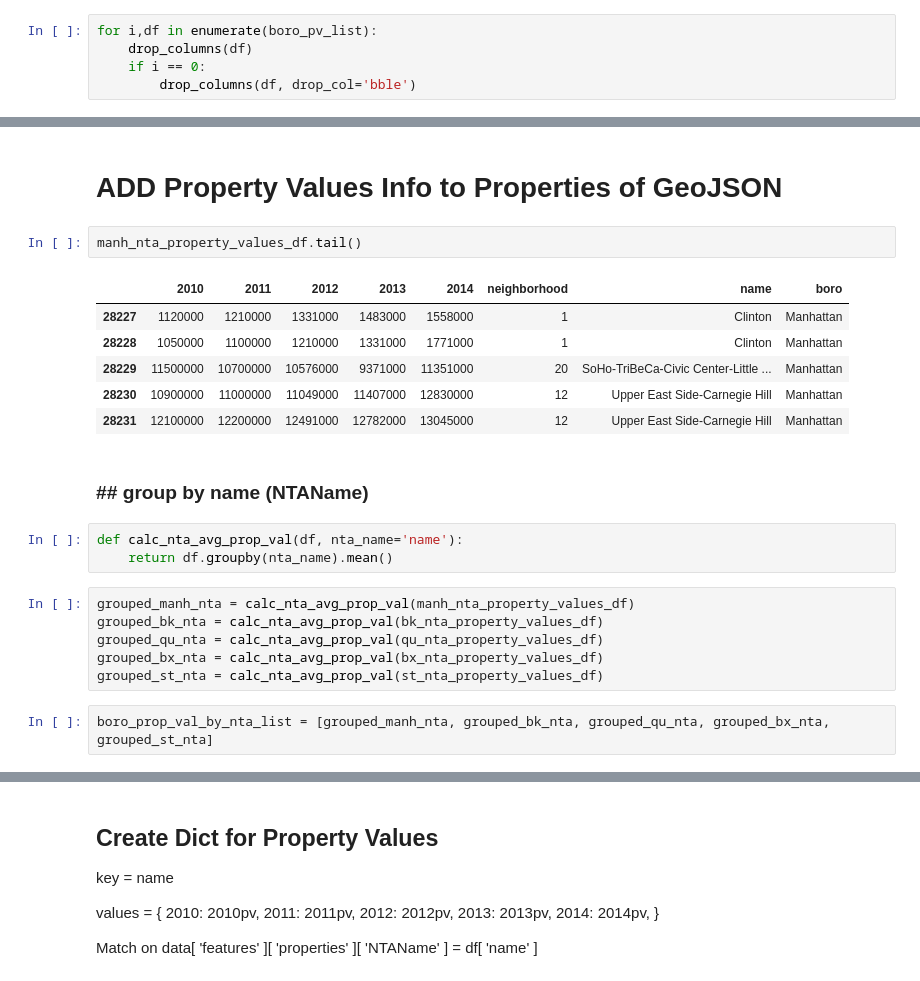
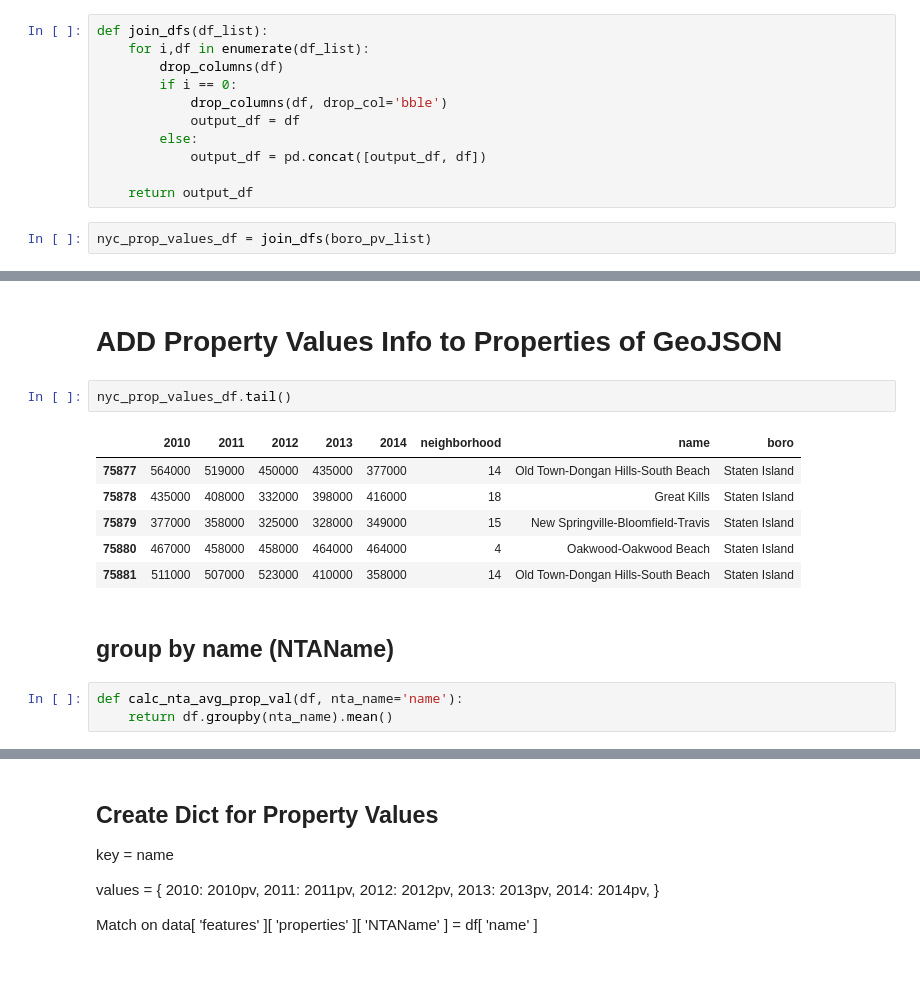
Before and after one commit to JessicaFreaner/Gentrification, a Jupyter notebook: NYC_property_values.ipynb, the cells around one changed output, grey strips where cells are left out. Drawn from its saved outputs; the diff is of its cells as text.

Commit message:
Add property values to JSON

```diff
--- a/NYC_property_values.ipynb
+++ b/NYC_property_values.ipynb
@@ -77,9 +77,17 @@ boro_pv_list = [manh_nta_property_values_df,
 def drop_columns(df, drop_col=['id', 'lat', 'lng']):
     return df.drop(drop_col, axis=1, inplace=True)
 # %%
-for i,df in enumerate(boro_pv_list):
-    drop_columns(df)
-    if i == 0:
-        drop_columns(df, drop_col='bble')
+def join_dfs(df_list):
+    for i,df in enumerate(df_list):
+        drop_columns(df)
+        if i == 0:
+            drop_columns(df, drop_col='bble')
+            output_df = df
+        else:
+            output_df = pd.concat([output_df, df])
+
+    return output_df
+# %%
+nyc_prop_values_df = join_dfs(boro_pv_list)
 # %% [markdown]
 ## PICKLE - property values by NTA (w/ names)
@@ -200,24 +210,16 @@ for feature in data['features']:
 # %% [markdown]
 # ADD Property Values Info to Properties of GeoJSON
 # %%
-manh_nta_property_values_df.tail()
+nyc_prop_values_df.tail()
 # %% [output]
 |  | 2010 | 2011 | 2012 | 2013 | 2014 | neighborhood | name | boro |
-| 28227 | 1120000 | 1210000 | 1331000 | 1483000 | 1558000 | 1 | Clinton | Manhattan |
-| 28228 | 1050000 | 1100000 | 1210000 | 1331000 | 1771000 | 1 | Clinton | Manhattan |
-| 28229 | 11500000 | 10700000 | 10576000 | 9371000 | 11351000 | 20 | SoHo-TriBeCa-Civic Center-Little ... | Manhattan |
-| 28230 | 10900000 | 11000000 | 11049000 | 11407000 | 12830000 | 12 | Upper East Side-Carnegie Hill | Manhattan |
-| 28231 | 12100000 | 12200000 | 12491000 | 12782000 | 13045000 | 12 | Upper East Side-Carnegie Hill | Manhattan |
+| 75877 | 564000 | 519000 | 450000 | 435000 | 377000 | 14 | Old Town-Dongan Hills-South Beach | Staten Island |
+| 75878 | 435000 | 408000 | 332000 | 398000 | 416000 | 18 | Great Kills | Staten Island |
+| 75879 | 377000 | 358000 | 325000 | 328000 | 349000 | 15 | New Springville-Bloomfield-Travis | Staten Island |
+| 75880 | 467000 | 458000 | 458000 | 464000 | 464000 | 4 | Oakwood-Oakwood Beach | Staten Island |
+| 75881 | 511000 | 507000 | 523000 | 410000 | 358000 | 14 | Old Town-Dongan Hills-South Beach | Staten Island |
 # %% [markdown]
-### ## group by name (NTAName)
+## group by name (NTAName)
 # %%
 def calc_nta_avg_prop_val(df, nta_name='name'):
     return df.groupby(nta_name).mean()
-# %%
-grouped_manh_nta = calc_nta_avg_prop_val(manh_nta_property_values_df)
-grouped_bk_nta = calc_nta_avg_prop_val(bk_nta_property_values_df)
-grouped_qu_nta = calc_nta_avg_prop_val(qu_nta_property_values_df)
-grouped_bx_nta = calc_nta_avg_prop_val(bx_nta_property_values_df)
-grouped_st_nta = calc_nta_avg_prop_val(st_nta_property_values_df)
-# %%
-boro_prop_val_by_nta_list = [grouped_manh_nta, grouped_bk_nta, grouped_qu_nta, grouped_bx_nta, grouped_st_nta]
```
Also changed, not shown: parts of 23 cells of this notebook.
